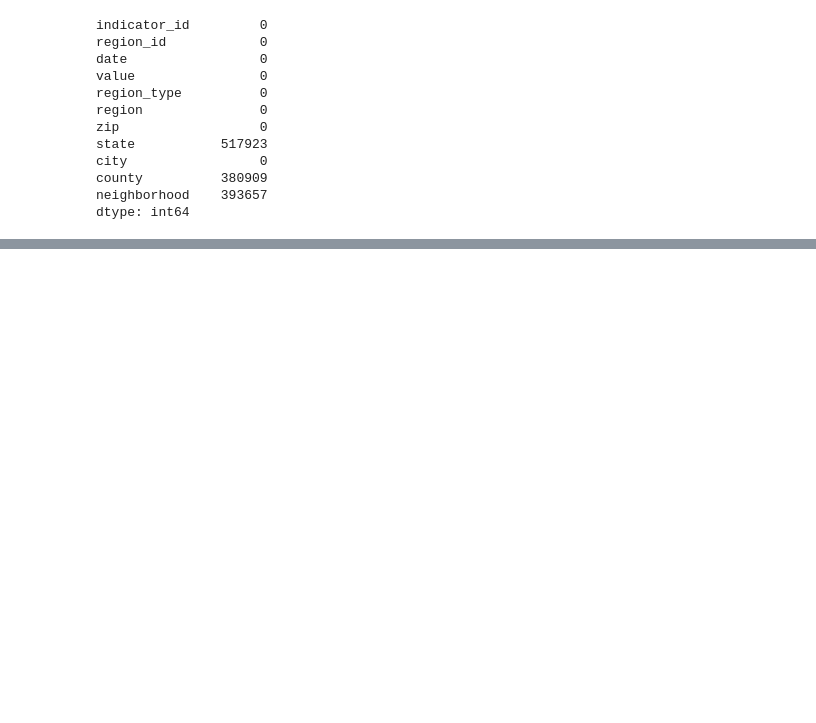
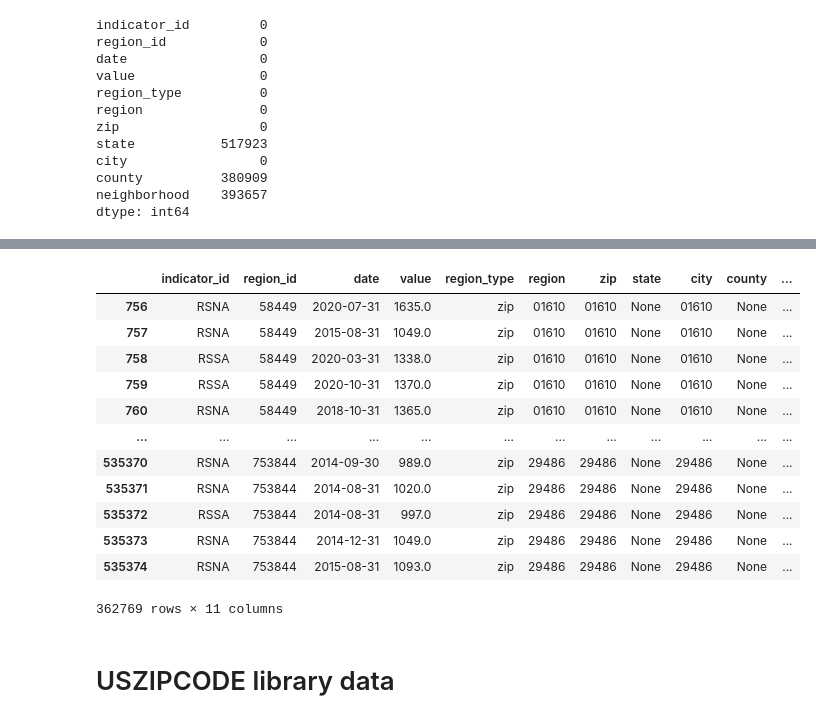
Before and after one commit to BloomTech-Labs/PT17_cityspire-f-ds, a Jupyter notebook: notebooks/exploratory/real_estate.ipynb, the cells around one changed output, grey strips where cells are left out. Cells and saved outputs as stored; diff of their text form; code cells hidden in the pictures; blank space fills up the shorter version.

```diff
--- a/notebooks/exploratory/real_estate.ipynb
+++ b/notebooks/exploratory/real_estate.ipynb
@@ -397,0 +374,2 @@ print(count)
+# %%
+rent_per_region = rent_per_region[rent_per_region['zip'].str.contains(r"^\d+$")]
@@ -397,0 +385,18 @@ print(count)
+# %%
+rent_per_region[rent_per_region['city'].str.contains(r"^\d+$")]
+# %% [output]
+|  | indicator_id | region_id | date | value | region_type | region | zip | state | city | county | ... |
+| 756 | RSNA | 58449 | 2020-07-31 | 1635.0 | zip | 01610 | 01610 | None | 01610 | None | ... |
+| 757 | RSNA | 58449 | 2015-08-31 | 1049.0 | zip | 01610 | 01610 | None | 01610 | None | ... |
+| 758 | RSSA | 58449 | 2020-03-31 | 1338.0 | zip | 01610 | 01610 | None | 01610 | None | ... |
+| 759 | RSSA | 58449 | 2020-10-31 | 1370.0 | zip | 01610 | 01610 | None | 01610 | None | ... |
+| 760 | RSNA | 58449 | 2018-10-31 | 1365.0 | zip | 01610 | 01610 | None | 01610 | None | ... |
+| ... | ... | ... | ... | ... | ... | ... | ... | ... | ... | ... | ... |
+| 535370 | RSNA | 753844 | 2014-09-30 | 989.0 | zip | 29486 | 29486 | None | 29486 | None | ... |
+| 535371 | RSNA | 753844 | 2014-08-31 | 1020.0 | zip | 29486 | 29486 | None | 29486 | None | ... |
+| 535372 | RSSA | 753844 | 2014-08-31 | 997.0 | zip | 29486 | 29486 | None | 29486 | None | ... |
+| 535373 | RSNA | 753844 | 2014-12-31 | 1049.0 | zip | 29486 | 29486 | None | 29486 | None | ... |
+| 535374 | RSNA | 753844 | 2015-08-31 | 1093.0 | zip | 29486 | 29486 | None | 29486 | None | ... |
+362769 rows × 11 columns
+# %% [markdown]
+# USZIPCODE library data
```
Also changed, not shown: parts of 17 cells of this notebook, 2 other files.
